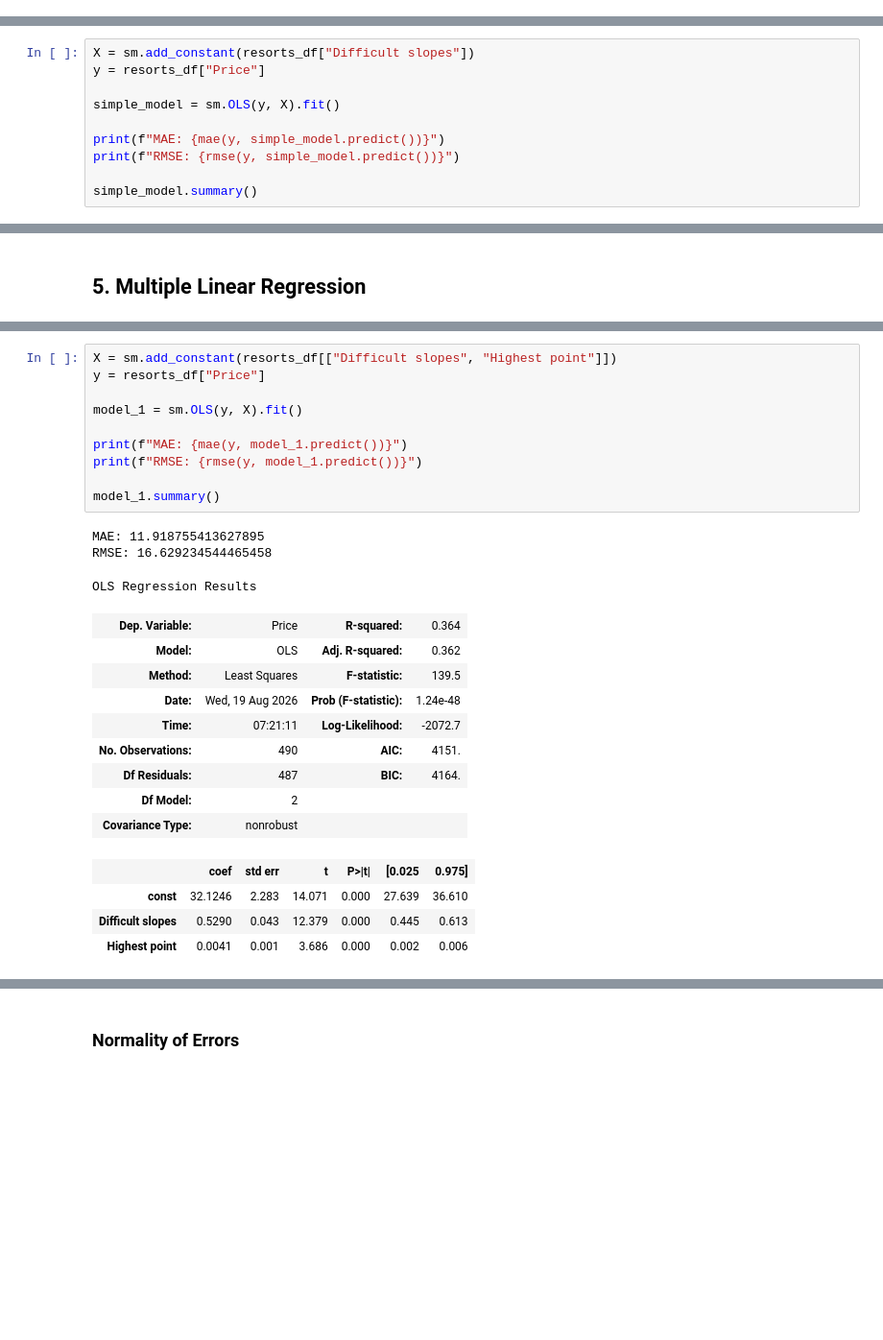
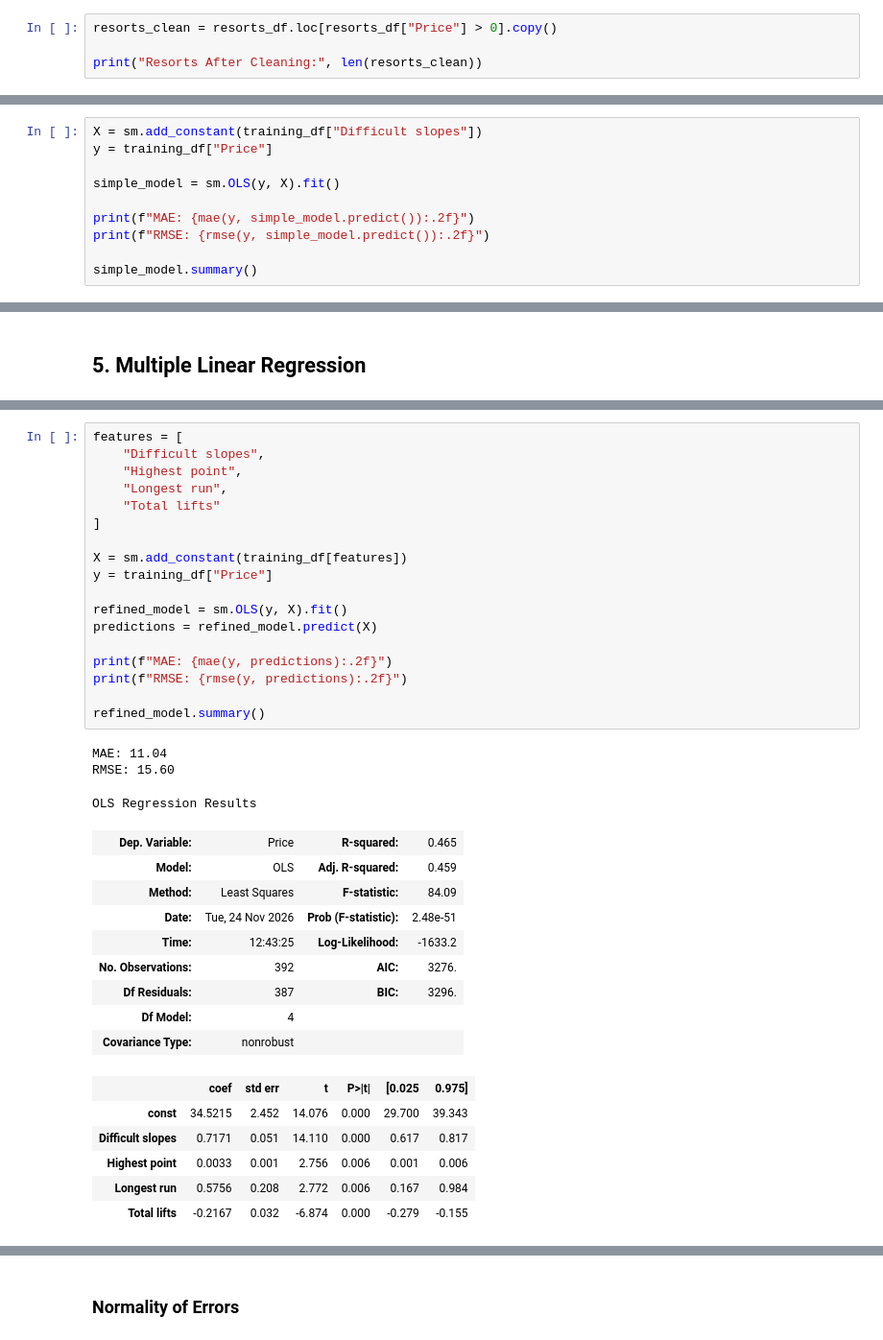
Before and after one commit to BreeMad/ski-pass-price-prediction, a Jupyter notebook: ski_pass_price_prediction.ipynb, the cells around one changed output, grey strips where cells are left out. Shown at 96% size. Cells and saved outputs as stored; diff of their text form; blank space fills up the shorter version.

```diff
--- a/ski_pass_price_prediction.ipynb
+++ b/ski_pass_price_prediction.ipynb
@@ -330,0 +129,4 @@ cat_plotter(resorts_df, "Price")
+# %%
+resorts_clean = resorts_df.loc[resorts_df["Price"] > 0].copy()
+
+print("Resorts After Cleaning:", len(resorts_clean))
@@ -332,0 +250,10 @@ cat_plotter(resorts_df, "Price")
+# %%
+X = sm.add_constant(training_df["Difficult slopes"])
+y = training_df["Price"]
+
+simple_model = sm.OLS(y, X).fit()
+
+print(f"MAE: {mae(y, simple_model.predict()):.2f}")
+print(f"RMSE: {rmse(y, simple_model.predict()):.2f}")
+
+simple_model.summary()
@@ -335,10 +285,0 @@ cat_plotter(resorts_df, "Price")
-# %%
-X = sm.add_constant(resorts_df["Difficult slopes"])
-y = resorts_df["Price"]
-
-simple_model = sm.OLS(y, X).fit()
-
-print(f"MAE: {mae(y, simple_model.predict())}")
-print(f"RMSE: {rmse(y, simple_model.predict())}")
-
-simple_model.summary()
@@ -401,27 +342,37 @@ plt.title("Residual Plot for Simple Model");
 # %%
-X = sm.add_constant(resorts_df[["Difficult slopes", "Highest point"]])
-y = resorts_df["Price"]
+features = [
+    "Difficult slopes",
+    "Highest point",
+    "Longest run",
+    "Total lifts"
+]
 
-model_1 = sm.OLS(y, X).fit()
+X = sm.add_constant(training_df[features])
+y = training_df["Price"]
 
-print(f"MAE: {mae(y, model_1.predict())}")
-print(f"RMSE: {rmse(y, model_1.predict())}")
+refined_model = sm.OLS(y, X).fit()
+predictions = refined_model.predict(X)
 
-model_1.summary()
+print(f"MAE: {mae(y, predictions):.2f}")
+print(f"RMSE: {rmse(y, predictions):.2f}")
+
+refined_model.summary()
 # %% [output]
-MAE: 11.918755413627895
-RMSE: 16.629234544465458
+MAE: 11.04
+RMSE: 15.60
 OLS Regression Results
-| Dep. Variable: | Price | R-squared: | 0.364 |
-| Model: | OLS | Adj. R-squared: | 0.362 |
-| Method: | Least Squares | F-statistic: | 139.5 |
-| Date: | Wed, 19 Aug 2026 | Prob (F-statistic): | 1.24e-48 |
-| Time: | 07:21:11 | Log-Likelihood: | -2072.7 |
-| No. Observations: | 490 | AIC: | 4151. |
-| Df Residuals: | 487 | BIC: | 4164. |
-| Df Model: | 2 |  |  |
+| Dep. Variable: | Price | R-squared: | 0.465 |
+| Model: | OLS | Adj. R-squared: | 0.459 |
+| Method: | Least Squares | F-statistic: | 84.09 |
+| Date: | Tue, 24 Nov 2026 | Prob (F-statistic): | 2.48e-51 |
+| Time: | 12:43:25 | Log-Likelihood: | -1633.2 |
+| No. Observations: | 392 | AIC: | 3276. |
+| Df Residuals: | 387 | BIC: | 3296. |
+| Df Model: | 4 |  |  |
 | Covariance Type: | nonrobust |  |  |
 |  | coef | std err | t | P>|t| | [0.025 | 0.975] |
-| const | 32.1246 | 2.283 | 14.071 | 0.000 | 27.639 | 36.610 |
-| Difficult slopes | 0.5290 | 0.043 | 12.379 | 0.000 | 0.445 | 0.613 |
-| Highest point | 0.0041 | 0.001 | 3.686 | 0.000 | 0.002 | 0.006 |
+| const | 34.5215 | 2.452 | 14.076 | 0.000 | 29.700 | 39.343 |
+| Difficult slopes | 0.7171 | 0.051 | 14.110 | 0.000 | 0.617 | 0.817 |
+| Highest point | 0.0033 | 0.001 | 2.756 | 0.006 | 0.001 | 0.006 |
+| Longest run | 0.5756 | 0.208 | 2.772 | 0.006 | 0.167 | 0.984 |
+| Total lifts | -0.2167 | 0.032 | -6.874 | 0.000 | -0.279 | -0.155 |
```
Also changed, not shown: parts of 271 cells of this notebook.
